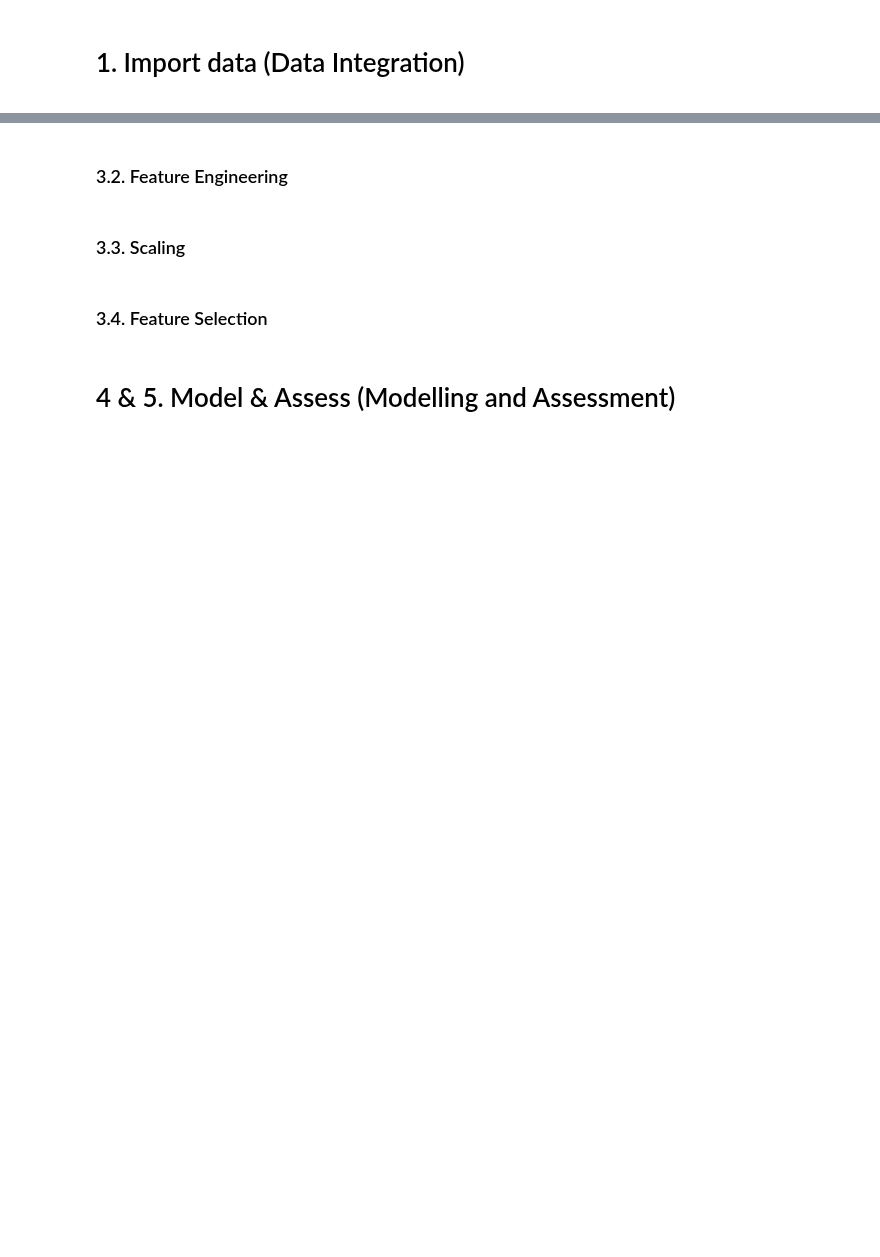
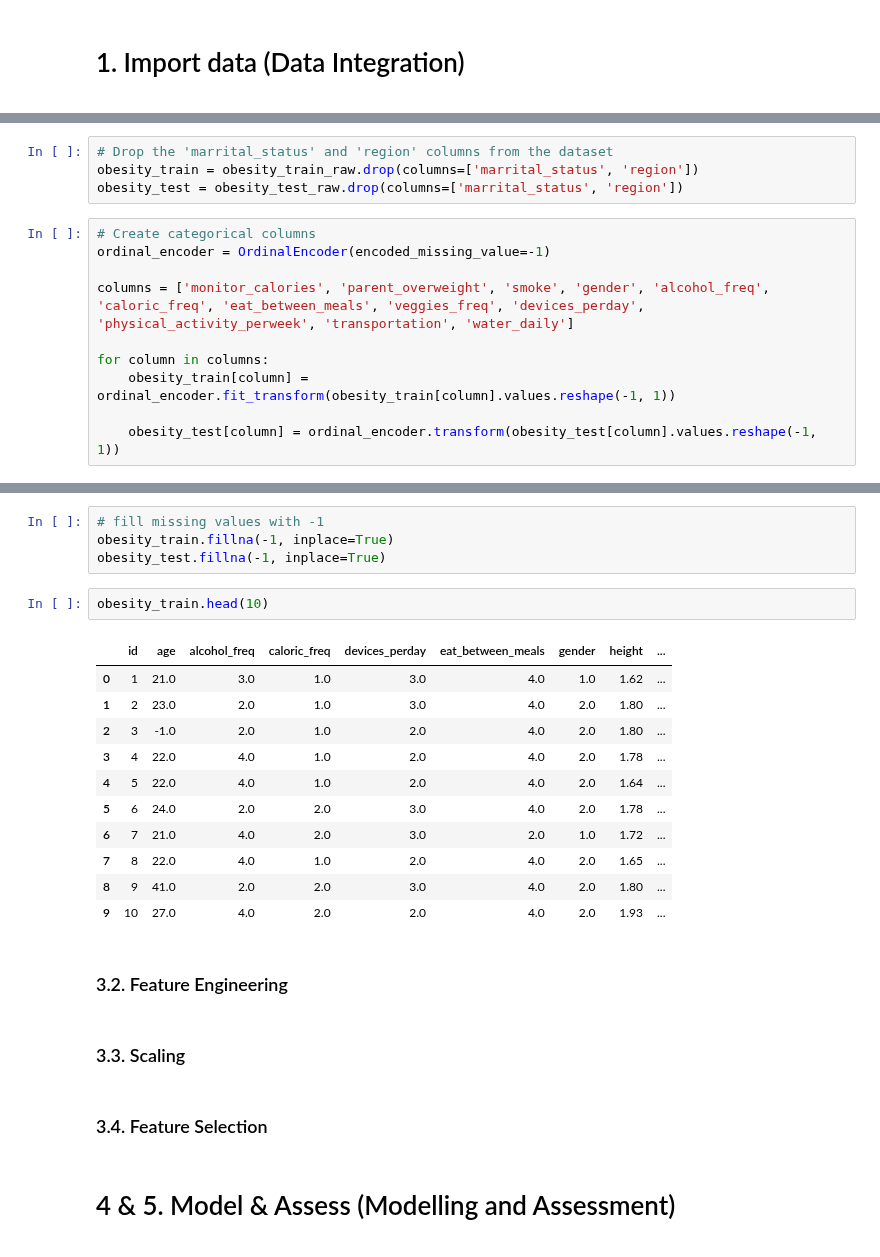
Before and after one commit to 0xMarc0s/IMS_ML_project, a Jupyter notebook: Project_Notebook_Template/Project Pipeline Template.ipynb, the cells around one changed output, grey strips where cells are left out. Drawn from its saved outputs; the diff is of its cells as text; blank space fills up the shorter version.

```diff
--- a/Project_Notebook_Template/Project Pipeline Template.ipynb
+++ b/Project_Notebook_Template/Project Pipeline Template.ipynb
@@ -51,0 +115,14 @@ __Note:__ Instead of creating different sections for the treatment of training a
+# %%
+# Drop the 'marrital_status' and 'region' columns from the dataset
+obesity_train = obesity_train_raw.drop(columns=['marrital_status', 'region'])
+obesity_test = obesity_test_raw.drop(columns=['marrital_status', 'region'])
+# %%
+# Create categorical columns
+ordinal_encoder = OrdinalEncoder(encoded_missing_value=-1)
+
+columns = ['monitor_calories', 'parent_overweight', 'smoke', 'gender', 'alcohol_freq', 'caloric_freq', 'eat_between_meals', 'veggies_freq', 'devices_perday', 'physical_activity_perweek', 'transportation', 'water_daily']
+
+for column in columns:
+    obesity_train[column] = ordinal_encoder.fit_transform(obesity_train[column].values.reshape(-1, 1))
+
+    obesity_test[column] = ordinal_encoder.transform(obesity_test[column].values.reshape(-1, 1))
@@ -52,3 +149,21 @@ __Note:__ Instead of creating different sections for the treatment of training a
+# %%
+# fill missing values with -1
+obesity_train.fillna(-1, inplace=True)
+obesity_test.fillna(-1, inplace=True)
+# %%
+obesity_train.head(10)
+# %% [output]
+|  | id | age | alcohol_freq | caloric_freq | devices_perday | eat_between_meals | gender | height | ... |
+| 0 | 1 | 21.0 | 3.0 | 1.0 | 3.0 | 4.0 | 1.0 | 1.62 | ... |
+| 1 | 2 | 23.0 | 2.0 | 1.0 | 3.0 | 4.0 | 2.0 | 1.80 | ... |
+| 2 | 3 | -1.0 | 2.0 | 1.0 | 2.0 | 4.0 | 2.0 | 1.80 | ... |
+| 3 | 4 | 22.0 | 4.0 | 1.0 | 2.0 | 4.0 | 2.0 | 1.78 | ... |
+| 4 | 5 | 22.0 | 4.0 | 1.0 | 2.0 | 4.0 | 2.0 | 1.64 | ... |
+| 5 | 6 | 24.0 | 2.0 | 2.0 | 3.0 | 4.0 | 2.0 | 1.78 | ... |
+| 6 | 7 | 21.0 | 4.0 | 2.0 | 3.0 | 2.0 | 1.0 | 1.72 | ... |
+| 7 | 8 | 22.0 | 4.0 | 1.0 | 2.0 | 4.0 | 2.0 | 1.65 | ... |
+| 8 | 9 | 41.0 | 2.0 | 2.0 | 3.0 | 4.0 | 2.0 | 1.80 | ... |
+| 9 | 10 | 27.0 | 4.0 | 2.0 | 2.0 | 4.0 | 2.0 | 1.93 | ... |
 # %% [markdown]
 ### 3.2. Feature Engineering
 # %% [markdown]
```
Also changed, not shown: parts of 20 cells of this notebook.
